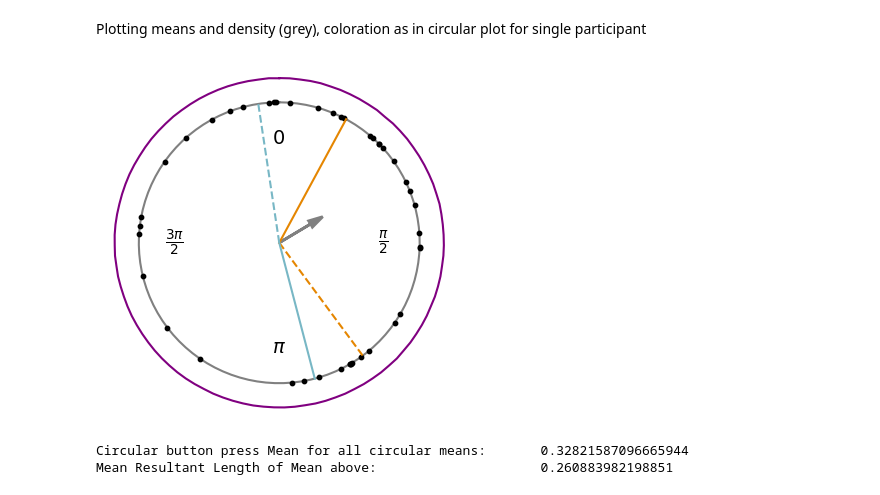
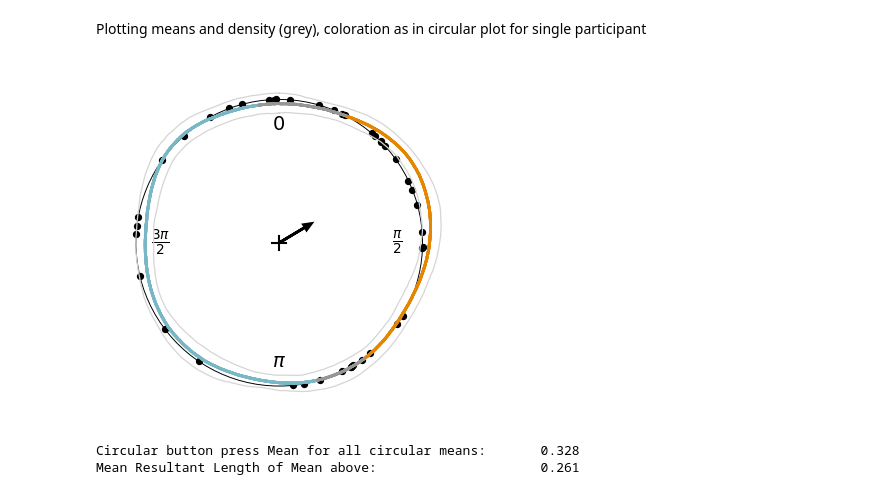
Before and after one commit to emiliahildebrandt/kunzendorf_fork-input, a Jupyter notebook: jupyter.ipynb, the cells around one changed output. Drawn from its saved outputs; the diff is of its cells as text; code cells hidden in the pictures.

```diff
--- a/jupyter.ipynb
+++ b/jupyter.ipynb
@@ -520,35 +493,50 @@ IndexError: too many indices for array: array is 1-dimensional, but 2 were index
+# %%
+# Calculate the 95% confidence intervals and median
+ci_lower = np.percentile(out, 2.5, axis=0)
+ci_upper = np.percentile(out, 97.5, axis=0)
+ci_median = np.percentile(out, 50, axis=0)
+
+# Normalize the density for circular plot
+ci_median_normalized = ci_median / np.max(ci_upper)  # Normalize to the upper bound
+ci_lower_normalized = ci_lower / np.max(ci_upper)
+ci_upper_normalized = ci_upper / np.max(ci_upper)
+
+scale_factor = 12.5 # Adjust this factor to fit the density within the plot
+ci_median_scaled = ci_median * scale_factor
+ci_lower_scaled = ci_lower * scale_factor
+ci_upper_scaled = ci_upper * scale_factor
 # %% [markdown]
 Plotting means and density (grey), coloration as in circular plot for single participant
-# %%
-theta = np.linspace(0, 2 * np.pi, 100)
-ax = plt.subplot(projection="polar")
-ax.plot(np.linspace(0, 2* np.pi, 100), r , color = "gray", label = "Density-Minimum")
-ax.scatter(circ_means, np.ones_like(circ_means), s = 10, color = "black", zorder = 2)
-#ax.plot(two_circ_means[ran_all - 1 : ran_all + len(circ_means)], all_density[ran_all - 1 : ran_all + len(circ_means)] +1, color="gray", label="Von Mises Density")
-ax.arrow(mu_spec, 0, 0, spec_magn, color="gray", head_width=0.2, head_length=0.1, lw=2)
-ax.plot(theta, out_1, color="purple")
-ax.plot([sys_start_all,sys_start_all], [0,1], color = "#E58601", label = "Systole Start" )
-ax.plot([sys_end_all,sys_end_all], [0,1], color = "#E58601", label = "Systole End", ls = "--")
-ax.plot([dias_start_all,dias_start_all], [0,1], color = "#78B7C5", label = "Diastole Start" )
-ax.plot([dias_end_all,dias_end_all], [0,1], color = "#78B7C5", label = "Diastole End", ls = "--" )
-ax.set_theta_direction(-1)  # counterclockwise direction
-ax.set_theta_zero_location("N")  # zero angle to north
-ax.set_yticklabels([])  # no radial labels
-ax.set_yticks([])  # no radial grid lines
-ax.set_xticks(np.linspace(0, 2 * np.pi, 5))
-ax.set_xticklabels(["0", r"$\frac{\pi}{2}$", r"$\pi$", r"$\frac{3\pi}{2}$", ""], fontsize = 14)  # label ticks
-ax.spines['polar'].set_visible(False)
-ax.grid(False)
-ax.tick_params(axis="x", pad=-60)
-#ax.set_title("Circular Histogramm of Circular Means of all Participants")
-#plt.legend(loc="lower right")
-plt.savefig("_figures/_figures_translation/circ_means.png", dpi=350)
-plt.show()
-# %% [output]
-[figure, removed]
+# %%
+head_len = 0.05
+ax = plt.subplot(projection="polar")
+ax.plot(np.linspace(0, 2* np.pi, 100), r , linewidth= 0.7, color = "black", label = "Density-Minimum")
+ax.scatter(circ_means, np.ones_like(circ_means), s = 18, color = "black", zorder = 2)
+for i in range(len(theta) - 1):
+    if sys_start_all <= theta[i] <= sys_end_all:
+        color = "#E58601"
+    elif dias_start_all <= theta[i] <= dias_end_all:
+        color = "#78B7C5"
+    else:
+        color = "#969696"
+    ax.plot(theta[i:i + 2], ci_median_scaled[i:i + 2], color=color, linewidth=2)
+
+ax.plot(theta, ci_upper_scaled, color= "#d5d5d5", linewidth = 0.9)
+ax.plot(theta, ci_lower_scaled, color="#d5d5d5",  zorder = 2, linewidth = 0.9)
+ax.arrow(mu_spec, 0, 0, spec_magn-head_len, color="black", head_width=0.2, head_length=head_len, lw=2)
+ax.plot([np.pi/2, 3 *np.pi/2], [ 0.05, 0.05], color = "black")
+ax.plot([np.pi, 0], [0.05,0.05], color = "black")
+circ_plot() # label ticks
+ax.spines['polar'].set_visible(False)
+ax.tick_params(axis="x", pad=-50)
+#ax.set_title("Circular Histogramm of Circular Means of all Participants")
+plt.savefig("_figures/_figures_translation/circ_means.png", dpi=350)
+plt.show()
+# %% [output]
+[figure, added]
 # %%
-print("Circular button press Mean for all circular means: ", "\t", mu_spec/np.pi)
-print("Mean Resultant Length of Mean above: " ,"\t" ,"\t", "\t", spec_magn)
+print("Circular button press Mean for all circular means: ", "\t", round(mu_spec/np.pi,3))
+print("Mean Resultant Length of Mean above: " ,"\t" ,"\t", "\t", round(spec_magn,3))
 # %% [output]
-Circular button press Mean for all circular means:       0.32821587096665944
-Mean Resultant Length of Mean above:                     0.260883982198851
+Circular button press Mean for all circular means:       0.328
+Mean Resultant Length of Mean above:                     0.261
```
Also changed, not shown: parts of 15 cells of this notebook.
